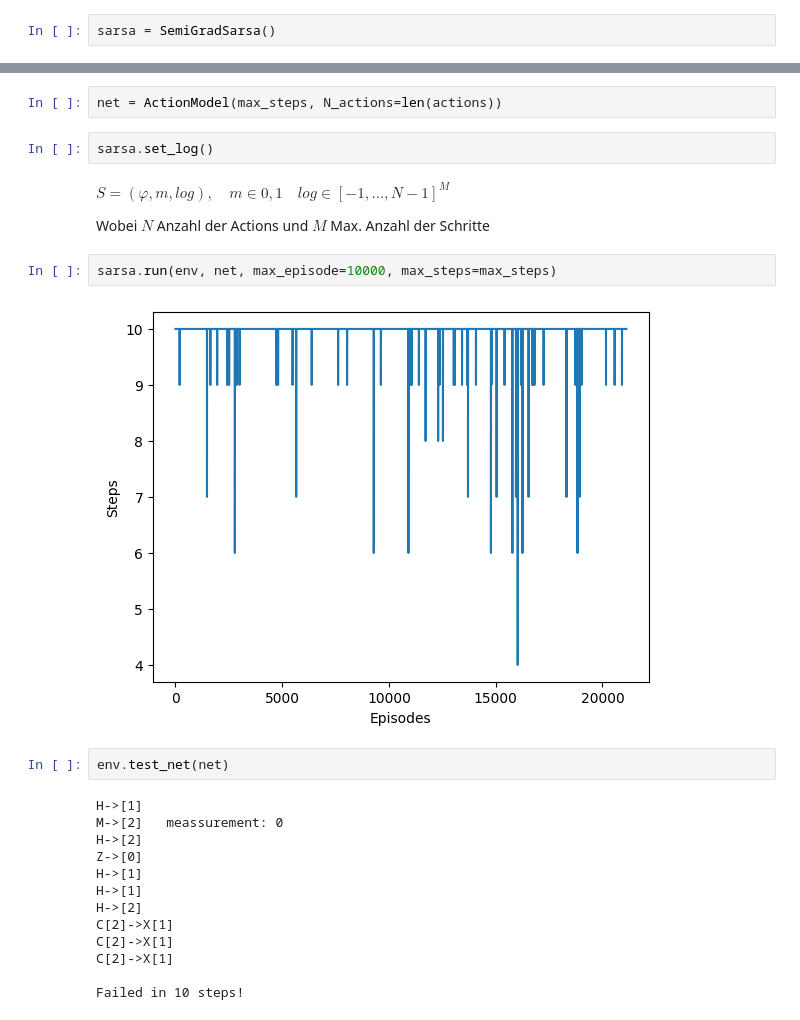
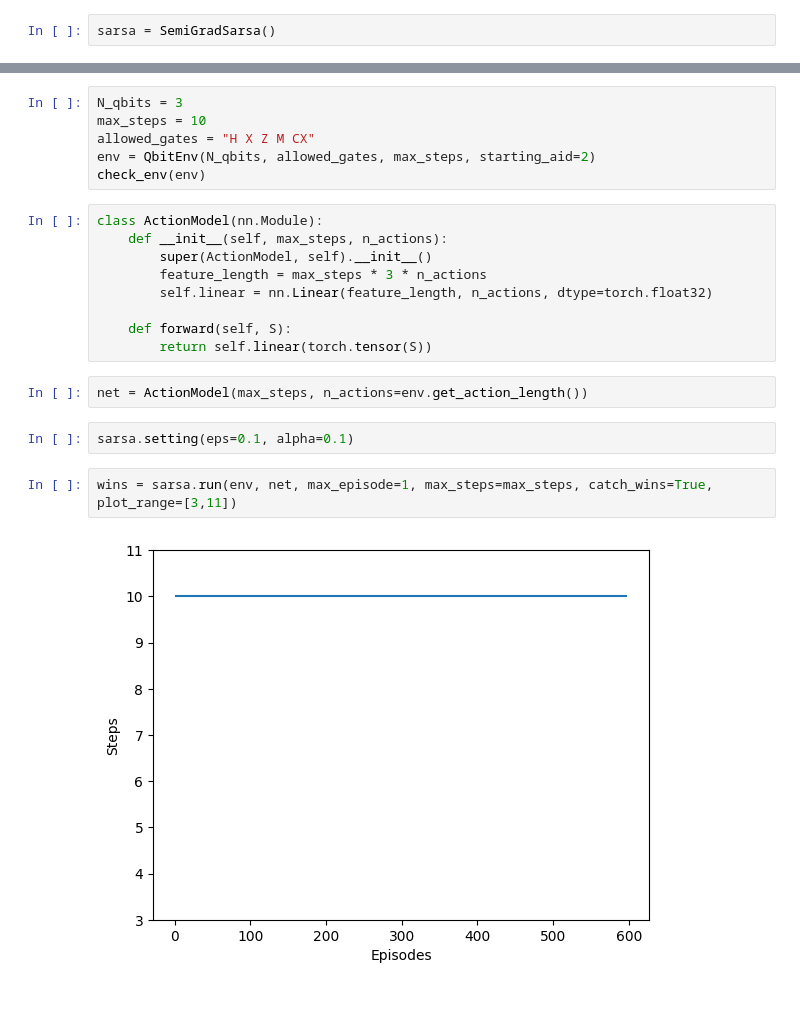
Before and after one commit to NiklasBliemel/RL_Quantum_teleportation, a Jupyter notebook: qtepelort.ipynb, the cells around one changed output, grey strips where cells are left out. Drawn from its saved outputs; the diff is of its cells as text.

```diff
--- a/qtepelort.ipynb
+++ b/qtepelort.ipynb
@@ -206,27 +9,23 @@ Solution good!
+# %%
+N_qbits = 3
+max_steps = 10
+allowed_gates = "H X Z M CX"
+env = QbitEnv(N_qbits, allowed_gates, max_steps, starting_aid=2)
+check_env(env)
+# %%
+class ActionModel(nn.Module):
+    def __init__(self, max_steps, n_actions):
+        super(ActionModel, self).__init__()
+        feature_length = max_steps * 3 * n_actions
+        self.linear = nn.Linear(feature_length, n_actions, dtype=torch.float32)
+
+    def forward(self, S):
+        return self.linear(torch.tensor(S))
 # %%
-net = ActionModel(max_steps, N_actions=len(actions))
+net = ActionModel(max_steps, n_actions=env.get_action_length())
-# %%
-sarsa.set_log()
-# %% [markdown]
-$S = (\varphi, m, log),\quad m\in{0,1}\quad log\in[-1,\ldots,N-1]^M$
-
-Wobei $N$ Anzahl der Actions und $M$ Max. Anzahl der Schritte
+# %%
+sarsa.setting(eps=0.1, alpha=0.1)
 # %%
-sarsa.run(env, net, max_episode=10000, max_steps=max_steps)
+wins = sarsa.run(env, net, max_episode=1, max_steps=max_steps, catch_wins=True, plot_range=[3,11])
 # %% [output]
-[figure, old version]
+[figure, new version]
-# %%
-env.test_net(net)
-# %% [output]
-H->[1]
-M->[2]   meassurement: 0
-H->[2]
-Z->[0]
-H->[1]
-H->[1]
-H->[2]
-C[2]->X[1]
-C[2]->X[1]
-C[2]->X[1]
-
-Failed in 10 steps!
```
Also changed, not shown: parts of 9 cells of this notebook, 4 other files.
